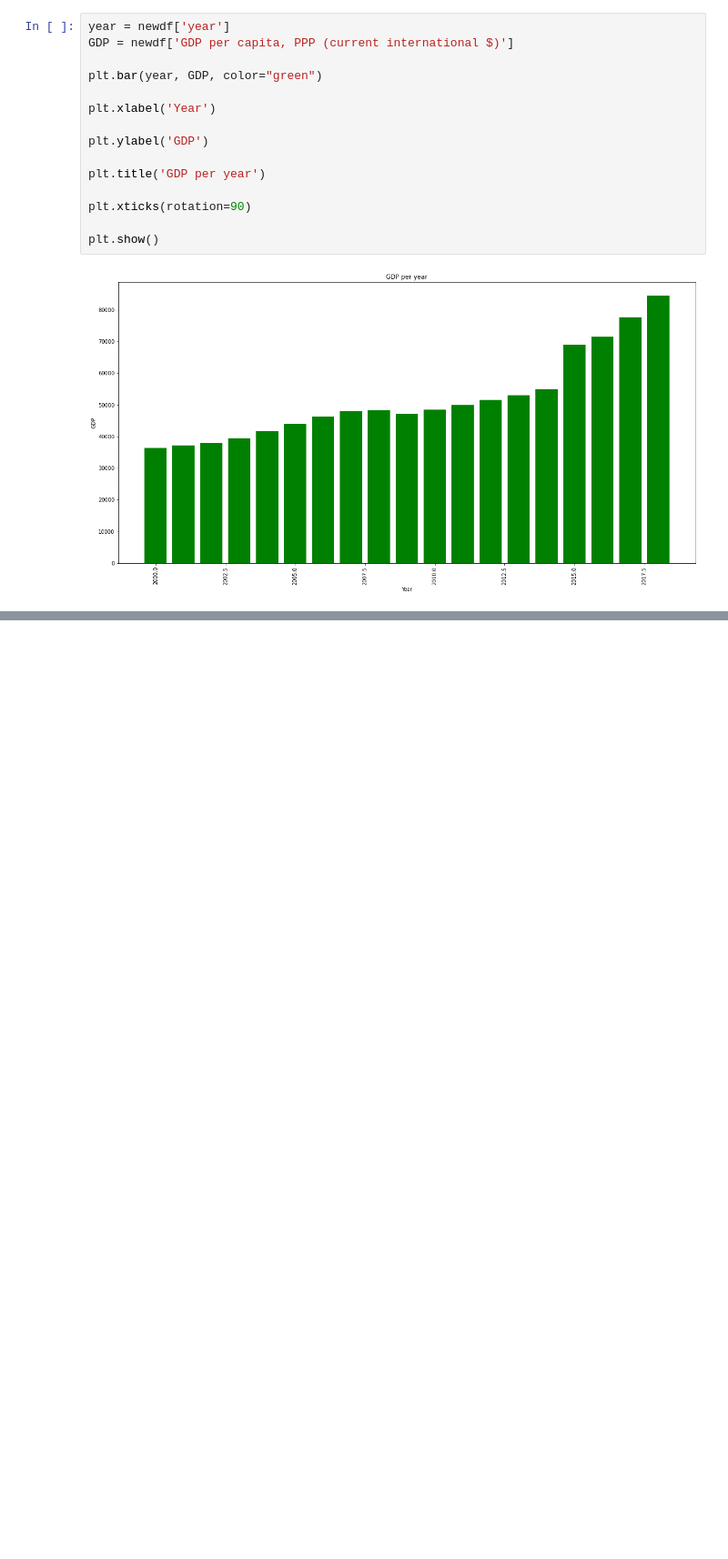
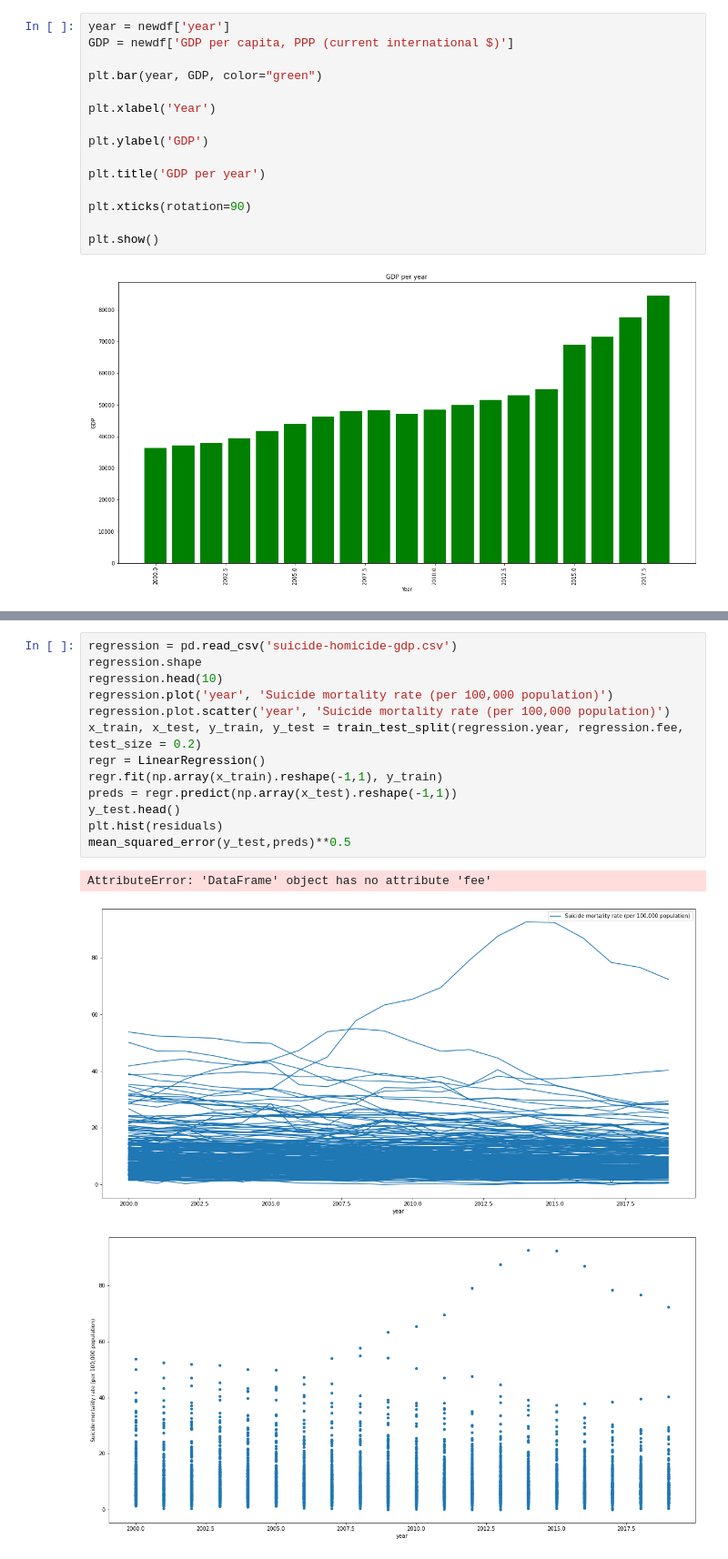
Before and after one commit to MohammedAlghazi17/Data-Mining-, a Jupyter notebook: BSHC4_Group_Project.ipynb, the cells around one changed output, grey strips where cells are left out. Shown at 91% size. Drawn from its saved outputs; the diff is of its cells as text; blank space fills up the shorter version.

Commit message:
Regression started

```diff
--- a/BSHC4_Group_Project.ipynb
+++ b/BSHC4_Group_Project.ipynb
@@ -132,0 +142,17 @@ plt.show()
+# %%
+regression = pd.read_csv('suicide-homicide-gdp.csv')
+regression.shape
+regression.head(10)
+regression.plot('year', 'Suicide mortality rate (per 100,000 population)')
+regression.plot.scatter('year', 'Suicide mortality rate (per 100,000 population)')
+x_train, x_test, y_train, y_test = train_test_split(regression.year, regression.fee, test_size = 0.2)
+regr = LinearRegression()
+regr.fit(np.array(x_train).reshape(-1,1), y_train)
+preds = regr.predict(np.array(x_test).reshape(-1,1))
+y_test.head()
+plt.hist(residuals)
+mean_squared_error(y_test,preds)**0.5
+# %% [output]
+AttributeError: 'DataFrame' object has no attribute 'fee'
+[figure, added]
+[figure, added]
```
Also changed, not shown: parts of 3 cells of this notebook.
